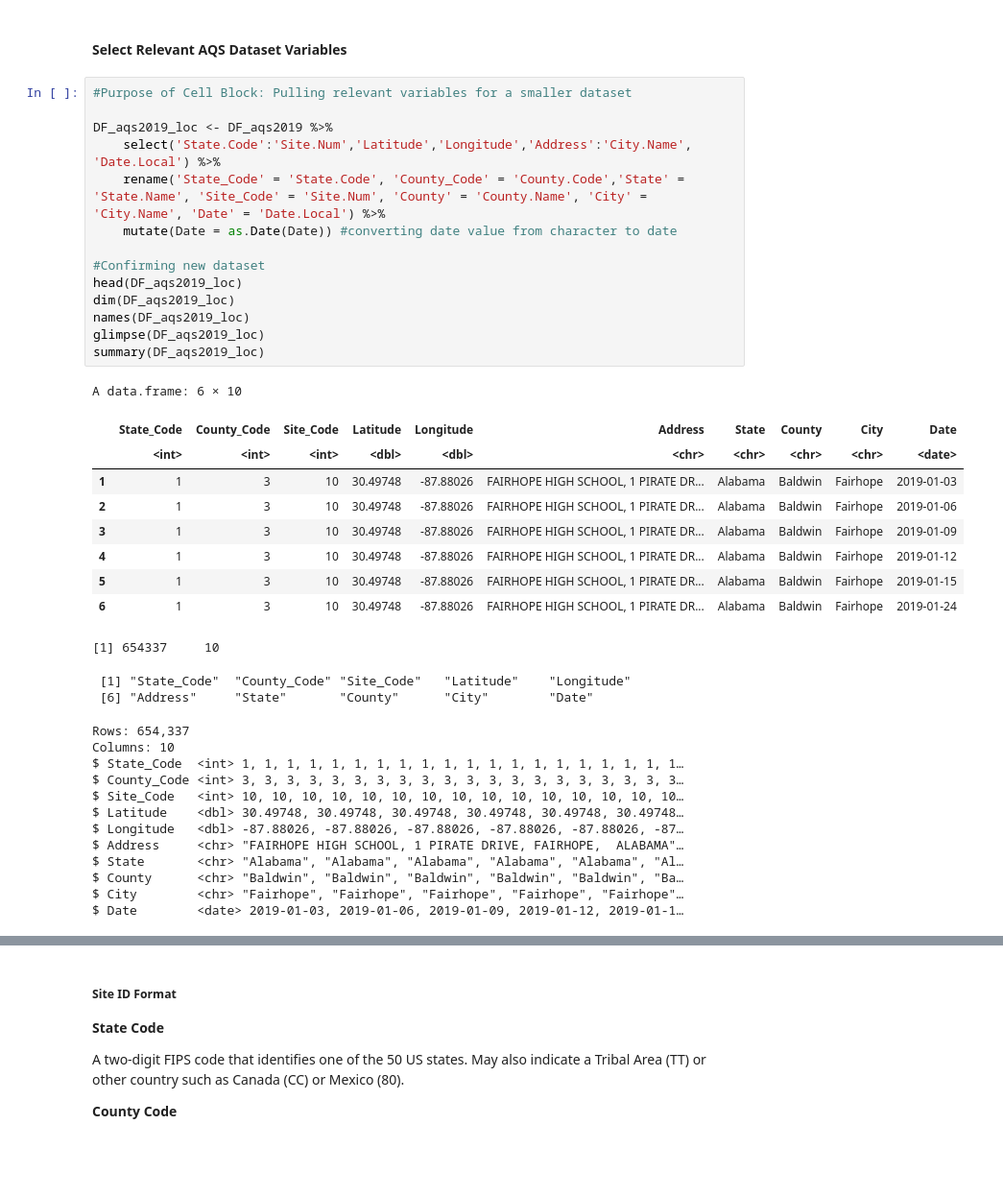
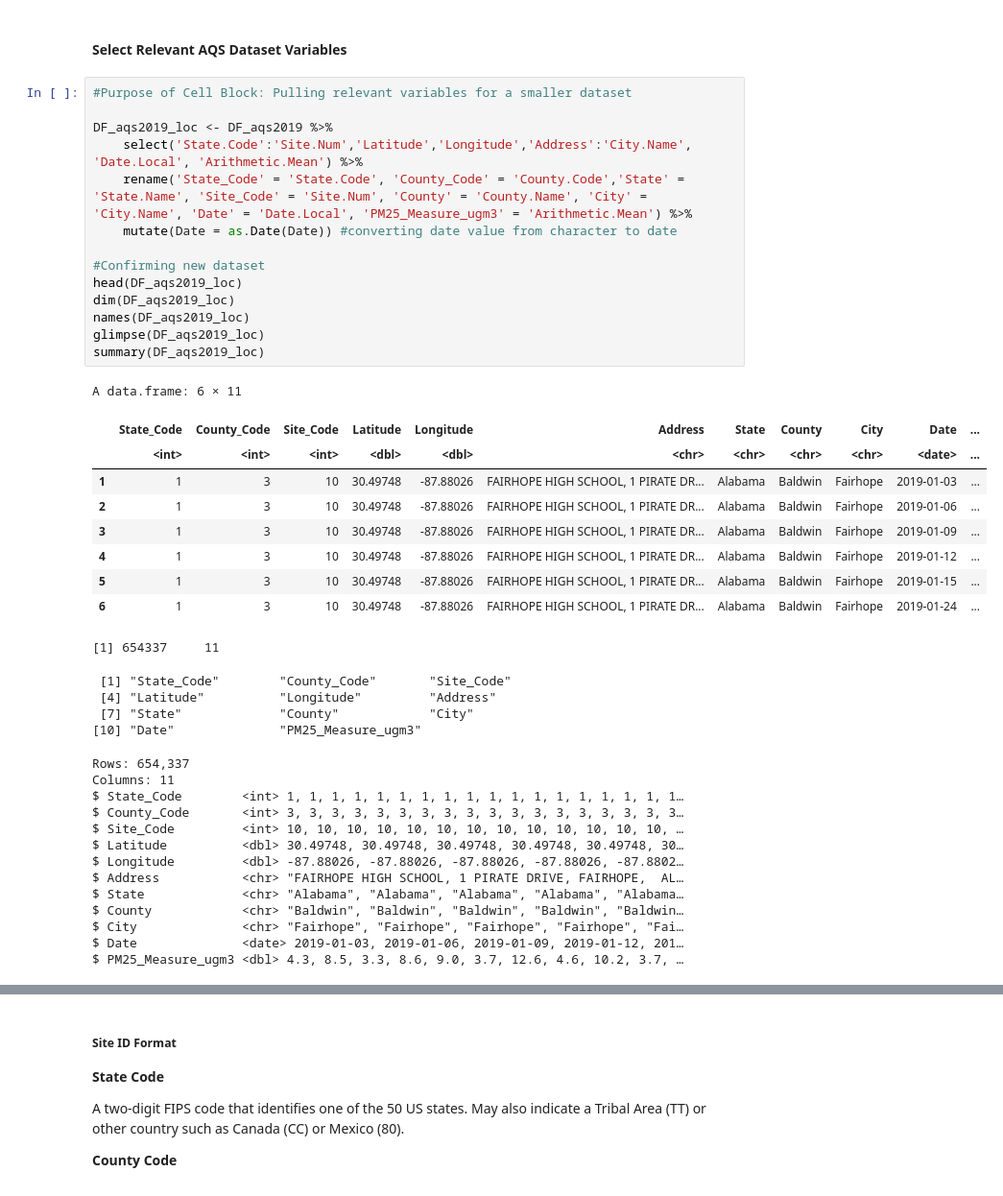
Before and after one commit to sethmgerhart/yale_capstone_public, a Jupyter notebook: A_analysis/code.ipynb, the cells around one changed output, grey strips where cells are left out. Shown: that part at 96% size. Saved outputs shown, nothing was run; the diff lists cells and outputs as text; blank space fills up the shorter version.

Commit message:
Minor Update: Updated AQM code to include pm2.5 measurement from monitors and to confirm the units for the dataset (ug/m3)

```diff
--- a/A_analysis/code.ipynb
+++ b/A_analysis/code.ipynb
@@ -93,42 +104,45 @@ names(DF_aqs2019)
 # %%
 #Purpose of Cell Block: Pulling relevant variables for a smaller dataset
 
 DF_aqs2019_loc <- DF_aqs2019 %>%
-    select('State.Code':'Site.Num','Latitude','Longitude','Address':'City.Name', 'Date.Local') %>%
-    rename('State_Code' = 'State.Code', 'County_Code' = 'County.Code','State' = 'State.Name', 'Site_Code' = 'Site.Num', 'County' = 'County.Name', 'City' = 'City.Name', 'Date' = 'Date.Local') %>%
+    select('State.Code':'Site.Num','Latitude','Longitude','Address':'City.Name', 'Date.Local', 'Arithmetic.Mean') %>%
+    rename('State_Code' = 'State.Code', 'County_Code' = 'County.Code','State' = 'State.Name', 'Site_Code' = 'Site.Num', 'County' = 'County.Name', 'City' = 'City.Name', 'Date' = 'Date.Local', 'PM25_Measure_ugm3' = 'Arithmetic.Mean') %>%
     mutate(Date = as.Date(Date)) #converting date value from character to date
 
 #Confirming new dataset
 head(DF_aqs2019_loc)
 dim(DF_aqs2019_loc)
 names(DF_aqs2019_loc)
 glimpse(DF_aqs2019_loc)
 summary(DF_aqs2019_loc)
 # %% [output]
-A data.frame: 6 × 10
+A data.frame: 6 × 11
-|  | State_Code | County_Code | Site_Code | Latitude | Longitude | Address | State | County | City | Date |
-|  | <int> | <int> | <int> | <dbl> | <dbl> | <chr> | <chr> | <chr> | <chr> | <date> |
-| 1 | 1 | 3 | 10 | 30.49748 | -87.88026 | FAIRHOPE HIGH SCHOOL, 1 PIRATE DR... | Alabama | Baldwin | Fairhope | 2019-01-03 |
-| 2 | 1 | 3 | 10 | 30.49748 | -87.88026 | FAIRHOPE HIGH SCHOOL, 1 PIRATE DR... | Alabama | Baldwin | Fairhope | 2019-01-06 |
-| 3 | 1 | 3 | 10 | 30.49748 | -87.88026 | FAIRHOPE HIGH SCHOOL, 1 PIRATE DR... | Alabama | Baldwin | Fairhope | 2019-01-09 |
-| 4 | 1 | 3 | 10 | 30.49748 | -87.88026 | FAIRHOPE HIGH SCHOOL, 1 PIRATE DR... | Alabama | Baldwin | Fairhope | 2019-01-12 |
-| 5 | 1 | 3 | 10 | 30.49748 | -87.88026 | FAIRHOPE HIGH SCHOOL, 1 PIRATE DR... | Alabama | Baldwin | Fairhope | 2019-01-15 |
-| 6 | 1 | 3 | 10 | 30.49748 | -87.88026 | FAIRHOPE HIGH SCHOOL, 1 PIRATE DR... | Alabama | Baldwin | Fairhope | 2019-01-24 |
+|  | State_Code | County_Code | Site_Code | Latitude | Longitude | Address | State | County | City | Date | ... |
+|  | <int> | <int> | <int> | <dbl> | <dbl> | <chr> | <chr> | <chr> | <chr> | <date> | ... |
+| 1 | 1 | 3 | 10 | 30.49748 | -87.88026 | FAIRHOPE HIGH SCHOOL, 1 PIRATE DR... | Alabama | Baldwin | Fairhope | 2019-01-03 | ... |
+| 2 | 1 | 3 | 10 | 30.49748 | -87.88026 | FAIRHOPE HIGH SCHOOL, 1 PIRATE DR... | Alabama | Baldwin | Fairhope | 2019-01-06 | ... |
+| 3 | 1 | 3 | 10 | 30.49748 | -87.88026 | FAIRHOPE HIGH SCHOOL, 1 PIRATE DR... | Alabama | Baldwin | Fairhope | 2019-01-09 | ... |
+| 4 | 1 | 3 | 10 | 30.49748 | -87.88026 | FAIRHOPE HIGH SCHOOL, 1 PIRATE DR... | Alabama | Baldwin | Fairhope | 2019-01-12 | ... |
+| 5 | 1 | 3 | 10 | 30.49748 | -87.88026 | FAIRHOPE HIGH SCHOOL, 1 PIRATE DR... | Alabama | Baldwin | Fairhope | 2019-01-15 | ... |
+| 6 | 1 | 3 | 10 | 30.49748 | -87.88026 | FAIRHOPE HIGH SCHOOL, 1 PIRATE DR... | Alabama | Baldwin | Fairhope | 2019-01-24 | ... |
-[1] 654337     10
+[1] 654337     11
- [1] "State_Code"  "County_Code" "Site_Code"   "Latitude"    "Longitude"
- [6] "Address"     "State"       "County"      "City"        "Date"
+ [1] "State_Code"        "County_Code"       "Site_Code"
+ [4] "Latitude"          "Longitude"         "Address"
+ [7] "State"             "County"            "City"
+[10] "Date"              "PM25_Measure_ugm3"
 Rows: 654,337
-Columns: 10
-$ State_Code  <int> 1, 1, 1, 1, 1, 1, 1, 1, 1, 1, 1, 1, 1, 1, 1, 1, 1, 1, 1, 1…
-$ County_Code <int> 3, 3, 3, 3, 3, 3, 3, 3, 3, 3, 3, 3, 3, 3, 3, 3, 3, 3, 3, 3…
-$ Site_Code   <int> 10, 10, 10, 10, 10, 10, 10, 10, 10, 10, 10, 10, 10, 10, 10…
-$ Latitude    <dbl> 30.49748, 30.49748, 30.49748, 30.49748, 30.49748, 30.49748…
-$ Longitude   <dbl> -87.88026, -87.88026, -87.88026, -87.88026, -87.88026, -87…
-$ Address     <chr> "FAIRHOPE HIGH SCHOOL, 1 PIRATE DRIVE, FAIRHOPE,  ALABAMA"…
-$ State       <chr> "Alabama", "Alabama", "Alabama", "Alabama", "Alabama", "Al…
-$ County      <chr> "Baldwin", "Baldwin", "Baldwin", "Baldwin", "Baldwin", "Ba…
-$ City        <chr> "Fairhope", "Fairhope", "Fairhope", "Fairhope", "Fairhope"…
-$ Date        <date> 2019-01-03, 2019-01-06, 2019-01-09, 2019-01-12, 2019-01-1…
+Columns: 11
+$ State_Code        <int> 1, 1, 1, 1, 1, 1, 1, 1, 1, 1, 1, 1, 1, 1, 1, 1, 1, 1…
+$ County_Code       <int> 3, 3, 3, 3, 3, 3, 3, 3, 3, 3, 3, 3, 3, 3, 3, 3, 3, 3…
+$ Site_Code         <int> 10, 10, 10, 10, 10, 10, 10, 10, 10, 10, 10, 10, 10, …
+$ Latitude          <dbl> 30.49748, 30.49748, 30.49748, 30.49748, 30.49748, 30…
+$ Longitude         <dbl> -87.88026, -87.88026, -87.88026, -87.88026, -87.8802…
+$ Address           <chr> "FAIRHOPE HIGH SCHOOL, 1 PIRATE DRIVE, FAIRHOPE,  AL…
+$ State             <chr> "Alabama", "Alabama", "Alabama", "Alabama", "Alabama…
+$ County            <chr> "Baldwin", "Baldwin", "Baldwin", "Baldwin", "Baldwin…
+$ City              <chr> "Fairhope", "Fairhope", "Fairhope", "Fairhope", "Fai…
+$ Date              <date> 2019-01-03, 2019-01-06, 2019-01-09, 2019-01-12, 201…
+$ PM25_Measure_ugm3 <dbl> 4.3, 8.5, 3.3, 8.6, 9.0, 3.7, 12.6, 4.6, 10.2, 3.7, …
    State_Code     County_Code       Site_Code       Latitude
  Min.   : 1.00   Min.   :  1.00   Min.   :   1   Min.   :17.71
  1st Qu.:13.00   1st Qu.: 19.00   1st Qu.:   7   1st Qu.:35.32
```
Also changed, not shown: parts of 4 cells of this notebook, 1 other file.
